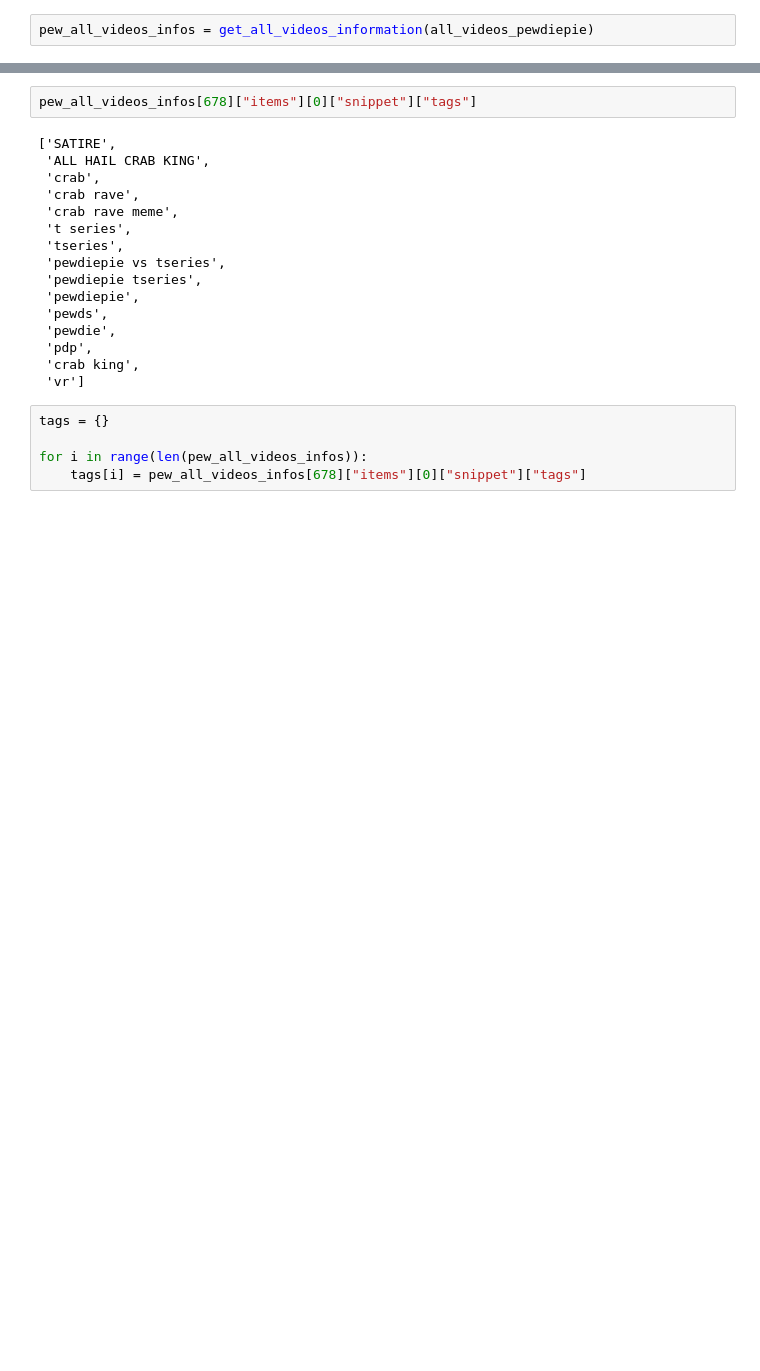
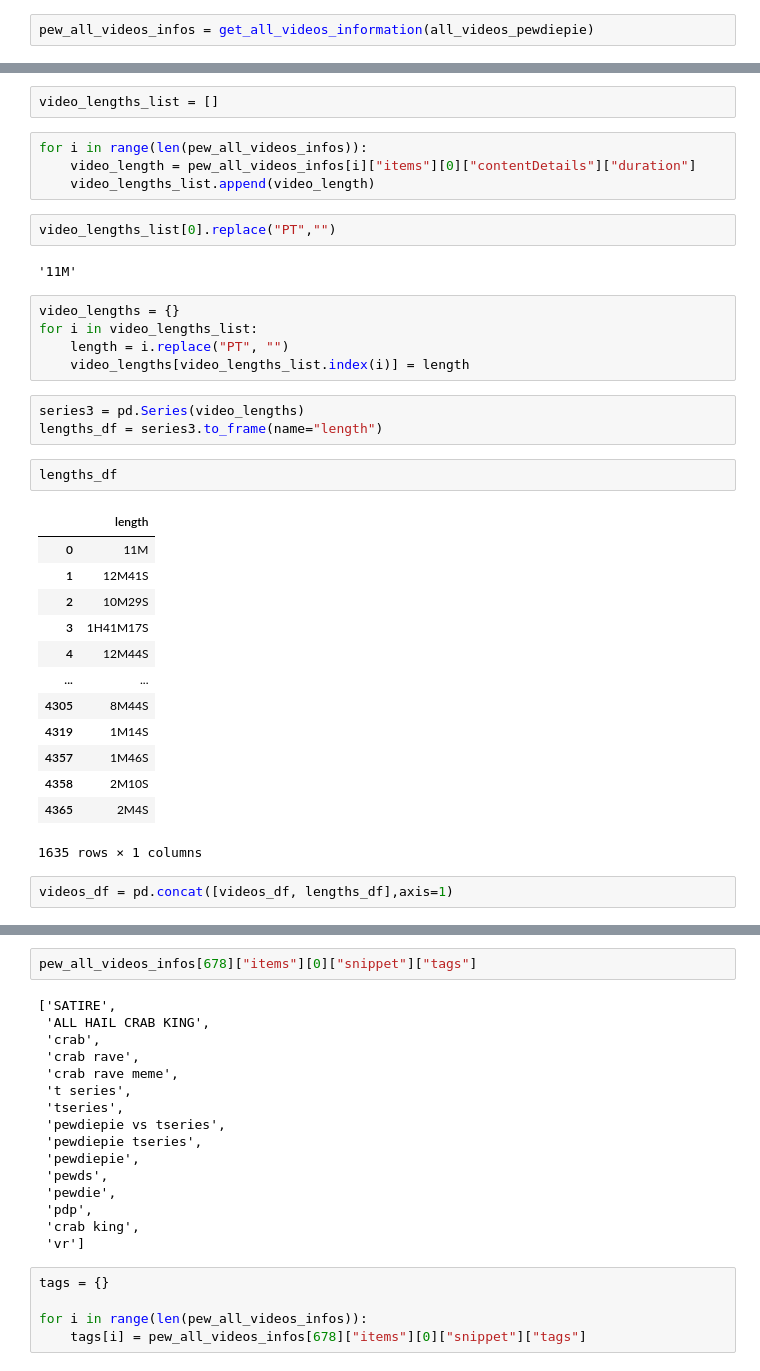
Before and after one commit to qbsaram/Project_Week_5, a Jupyter notebook: main-code/main.ipynb, the cells around one changed output, grey strips where cells are left out. Saved outputs shown, nothing was run; the diff lists cells and outputs as text; blank space fills up the shorter version.

Commit message:
Adding video lengths

```diff
--- a/main-code/main.ipynb
+++ b/main-code/main.ipynb
@@ -200,3 +260,39 @@ videos_df = pd.concat([titles_df, publication_date_df, video_statistics_df],axis
+# %%
+video_lengths_list = []
+# %%
+for i in range(len(pew_all_videos_infos)):
+    video_length = pew_all_videos_infos[i]["items"][0]["contentDetails"]["duration"]
+    video_lengths_list.append(video_length)
+# %%
+video_lengths_list[0].replace("PT","")
+# %% [output]
+'11M'
+# %%
+video_lengths = {}
+for i in video_lengths_list:
+    length = i.replace("PT", "")
+    video_lengths[video_lengths_list.index(i)] = length
+# %%
+series3 = pd.Series(video_lengths)
+lengths_df = series3.to_frame(name="length")
+# %%
+lengths_df
+# %% [output]
+|  | length |
+| 0 | 11M |
+| 1 | 12M41S |
+| 2 | 10M29S |
+| 3 | 1H41M17S |
+| 4 | 12M44S |
+| ... | ... |
+| 4305 | 8M44S |
+| 4319 | 1M14S |
+| 4357 | 1M46S |
+| 4358 | 2M10S |
+| 4365 | 2M4S |
+1635 rows × 1 columns
+# %%
+videos_df = pd.concat([videos_df, lengths_df],axis=1)
 # %%
 videos_df.head()
 # %% [output]
```
Also changed, not shown: parts of 34 cells of this notebook, 2 other files.
